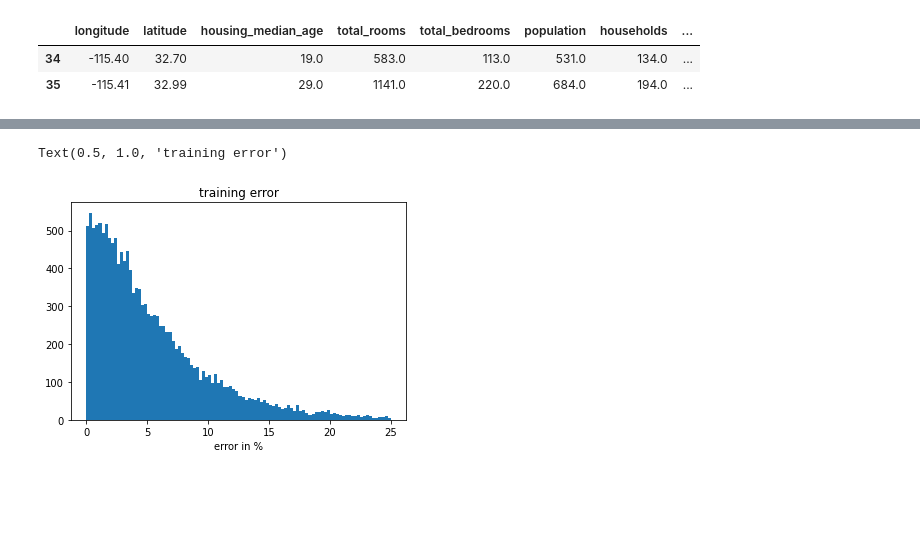
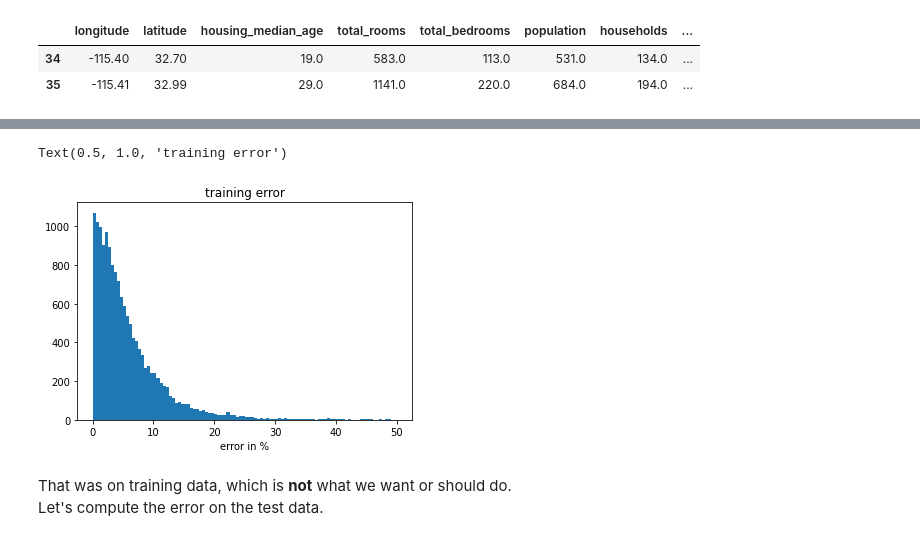
Before and after one commit to vuillaut/info801, a Jupyter notebook: machine_learning/california_housing_sol.ipynb, the cells around one changed output, grey strips where cells are left out. Drawn from its saved outputs; the diff is of its cells as text; code cells hidden in the pictures; blank space fills up the shorter version.

```diff
--- a/machine_learning/california_housing_sol.ipynb
+++ b/machine_learning/california_housing_sol.ipynb
@@ -198,12 +198,19 @@ array([ 67142.,  74089.,  75636., ...,  79188., 105671.,  81947.])
 # %%
-def error(y, y_predict):
-  error = np.abs(y - y_predict)/y * 100
-  plt.hist(error, bins=100, range=(0,25))
-  plt.xlabel('error in %')
+def error(y_true, y_predict):
+  error = np.abs(y_true - y_predict)/y * 100
   return error
+
+def plot_error(error, ax=None, **kwargs):
+  ax = plt.gca() if ax is None else ax
+  kwargs.setdefault('bins', 100)
+  kwargs.setdefault('range', (0,50))
+  ax.hist(error, **kwargs)
+  ax.set_xlabel('error in %')
+  return ax
 # %%
 training_error = error(y, y_predict)
-plt.title('training error')
+ax = plot_error(training_error)
+ax.set_title('training error')
 # %% [output]
 Text(0.5, 1.0, 'training error')
-[figure, old version]
+[figure, new version]
@@ -211,0 +217,3 @@ Text(0.5, 1.0, 'training error')
+# %% [markdown]
+That was on training data, which is **not** what we want or should do.
+Let's compute the error on the test data.
```
Also changed, not shown: parts of 22 cells of this notebook.
